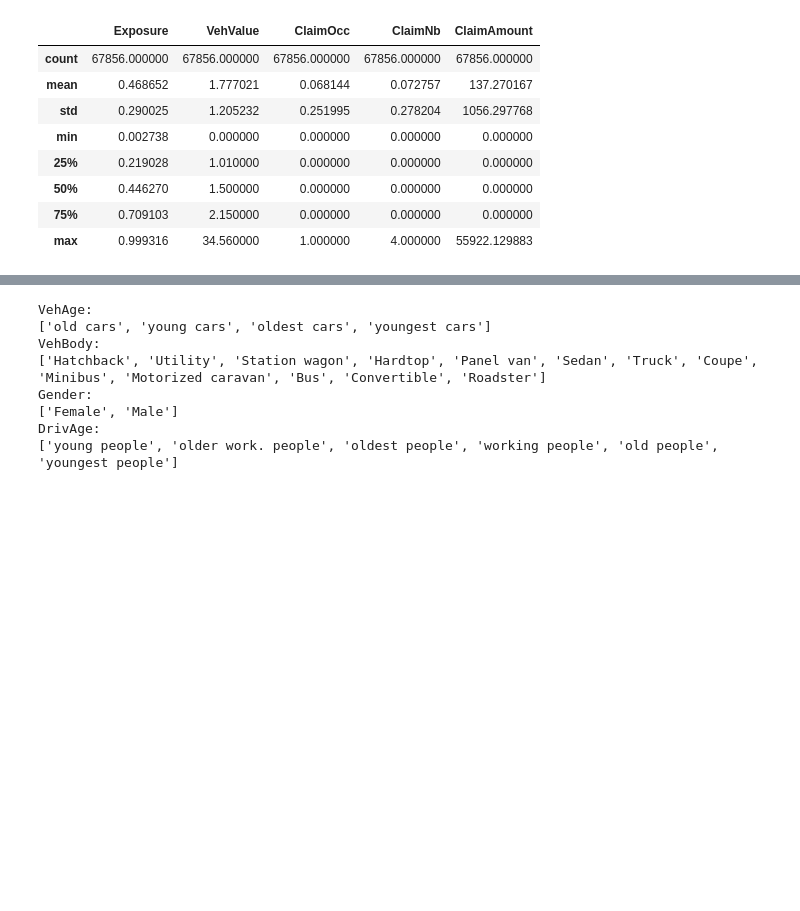
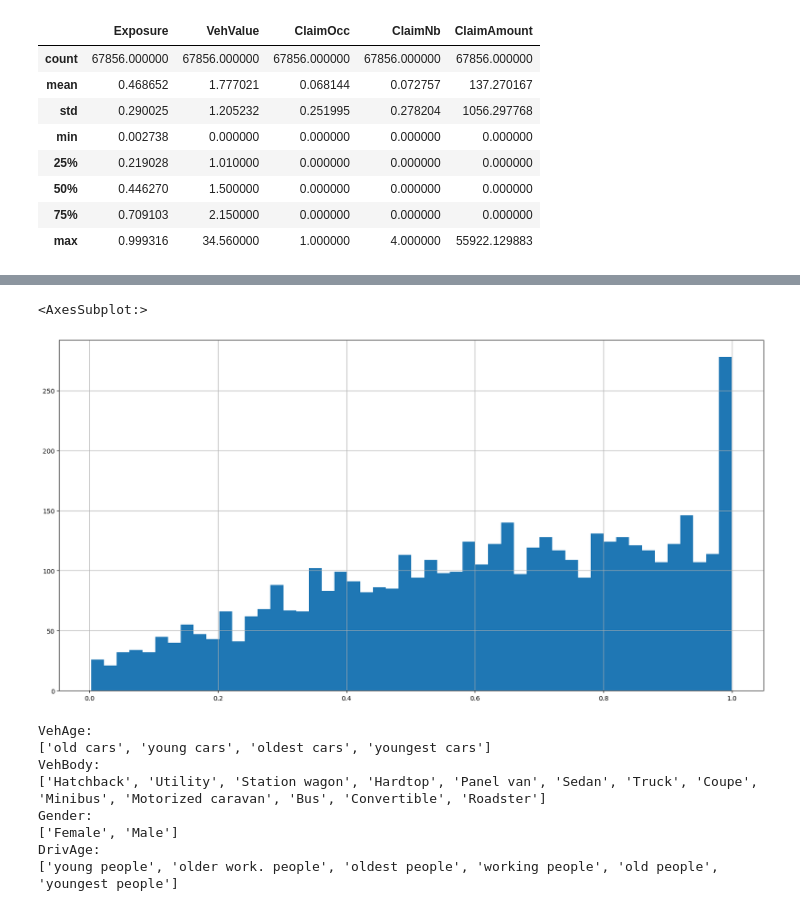
Before and after one commit to deniahc566/ausprivauto0405_analysis, a Jupyter notebook: ausprivauto0405_analysis.ipynb, the cells around one changed output, grey strips where cells are left out. Drawn from its saved outputs; the diff is of its cells as text; code cells hidden in the pictures; blank space fills up the shorter version.

```diff
--- a/ausprivauto0405_analysis.ipynb
+++ b/ausprivauto0405_analysis.ipynb
@@ -90,3 +91,9 @@ ausprivauto0405_data[ausprivauto0405_data['ClaimAmount']!=0]['ClaimAmount'].hist
+# %%
+#Phân bổ của số năm hiệu lực khi xảy ra yêu cầu bồi thường
+ausprivauto0405_data[ausprivauto0405_data['ClaimOcc']!=0]['Exposure'].hist(bins=50, figsize=(20,10))
+# %% [output]
+<AxesSubplot:>
+[figure, added]
 # %%
 #Tổng quan các biến ở các cột chứa dữ liệu phân loại
 non_numeric_columns = ('VehAge', 'VehBody', 'Gender', 'DrivAge')
```
Also changed, not shown: parts of 4 cells of this notebook.
